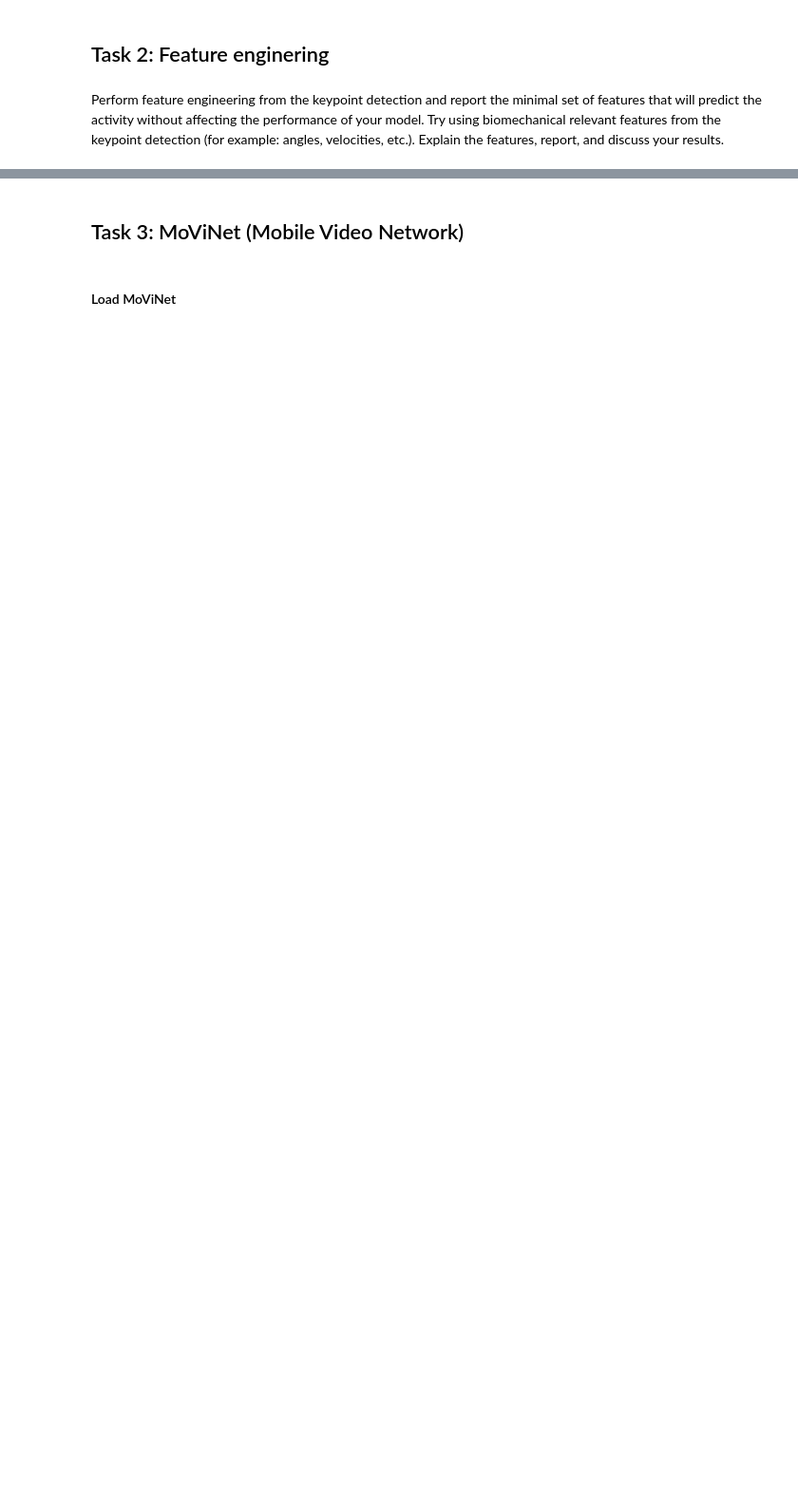
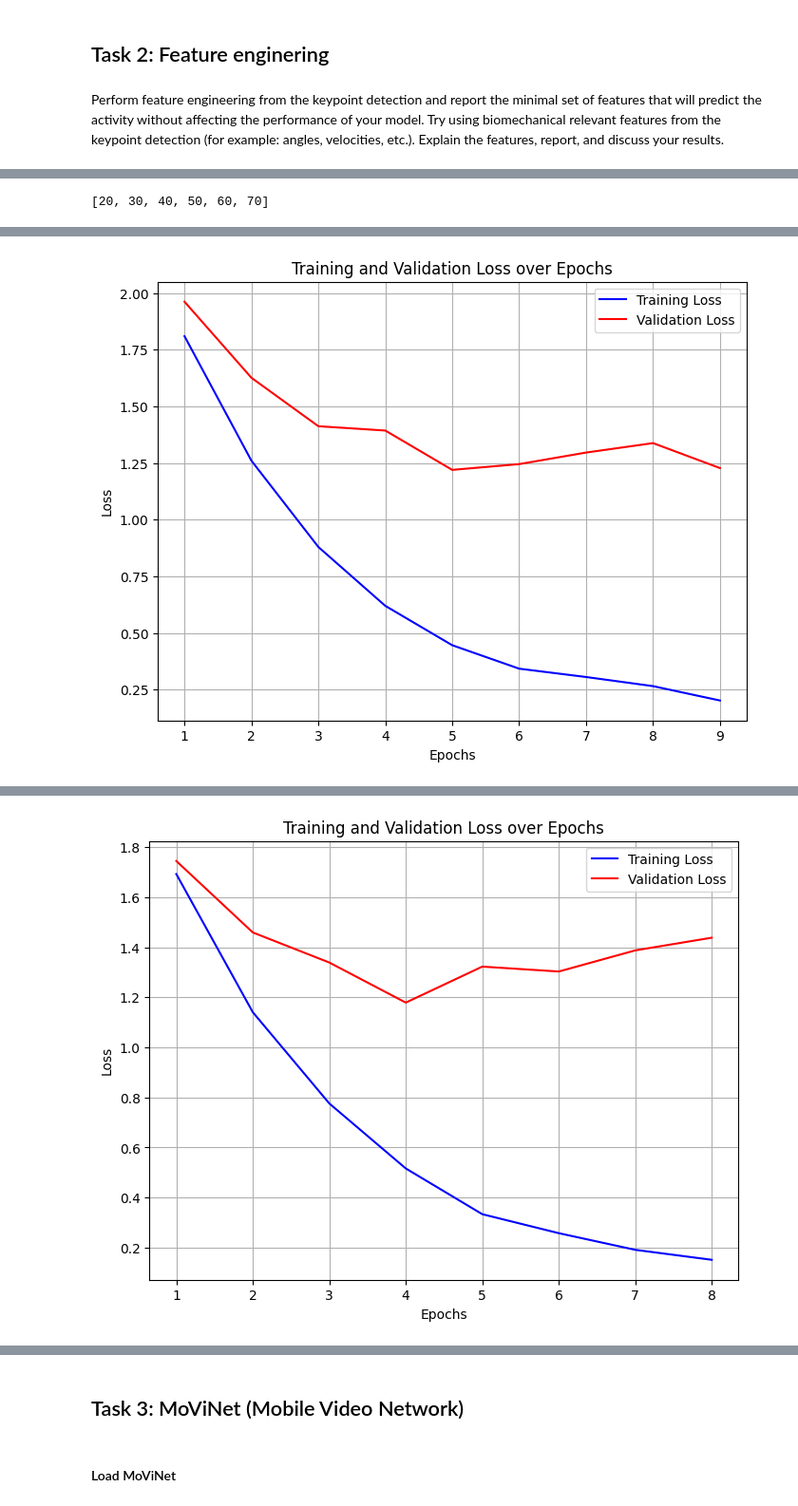
Before and after one commit to linahagberg/Assignment_4_Lina_Ella, a Jupyter notebook: Lina_Ella__assingment4.ipynb, the cells around one changed output, grey strips where cells are left out. Shown: that part at 95% size. Cells and saved outputs as stored; diff of their text form; code cells hidden in the pictures; blank space fills up the shorter version.

```diff
--- a/Lina_Ella__assingment4.ipynb
+++ b/Lina_Ella__assingment4.ipynb
@@ -914,3 +876,9 @@ acc_all_test,acc_name = comp_something('acc',shuffled_X_test)
+# %%
+test = acc_all_train[50]
+print(test.shape)
+for i in range(0,test.shape[1],2):
+    print(i)
+    print_plot_of_keypoint(test[:,i],test[:,i+1],acc_name[i])
 # %%
 # Calc vector
 
@@ -969,0 +927,6 @@ print(angle_train.shape,angle_test.shape)
+# %%
+test = vector_train[50]
+print(test.shape)
+for i in range(0,test.shape[1],2):
+    print(i)
+    print_plot_of_keypoint(test[:,i],test[:,i+1],vector_names[i])
@@ -1060,23 +1157,48 @@ print(sorted_idx)
+# %%
+
+rangeFeatures = list(range(20,len(feature_list),10))
+sorted_idx = np.argsort(feature_importances)[::-1]
+print(rangeFeatures)
+# %% [output]
+[20, 30, 40, 50, 60, 70]
 # %%
 
-rangeFeatures = range(20,len(feature_list),10)
-sorted_idx = np.argsort(feature_importances)[::-1]
 
 for noFeat in rangeFeatures:
 
+    model3 = TestModel()
     # Välj de 10 mest viktiga features
     top_features = [feature_list[i] for i in sorted_idx[:noFeat]]
     print(top_features)
     index_feat = sorted_idx[:noFeat]
 
+
+    # Definiera learning rate schedule
+    lr_schedule = ExponentialDecay(
+        initial_learning_rate=1e-3,
+        decay_steps=100000,
+        decay_rate=0.96,
+        staircase=True
+    )
+    # Skapa optimizer med lr_schedule
+    optimizer = Adam(learning_rate=lr_schedule, clipnorm=1.0)
+
     feateng_X = data_bio_train[:,:,index_feat]
 
     # Compile model
-    optimizer = Adam(learning_rate=0.0005, clipnorm=1.0)
-    model2.compile(optimizer=optimizer, loss='categorical_crossentropy', metrics=['accuracy'])
+    optimizer = Adam(learning_rate=lr_schedule, clipnorm=1.0)
+    model3.compile(optimizer=optimizer, loss='categorical_crossentropy', metrics=['accuracy'])
 
 
     batch_size = 64
     epochs = 30
-    loss, accuracy = train_model( model2, epochs,batch_size,data_bio_train, y_bio_train, data_bio_test,y_bio_test)
+    loss, accuracy = train_model_1( model3, epochs,batch_size,data_bio_train, y_bio_train, data_bio_test,y_bio_test)
+
+
+# 20 feat:Test Loss: 1.2199 Test Accuracy: 61.71
+# 30 feat: Test Loss: 1.1789 Test Accuracy: 56.57
+# 40 feat: Test Loss: 1.3523 Test Accuracy: 60.57
+# 50 feat: Test Loss: 1.2190 Test Accuracy: 58.29
+# 60 feat: Test Loss: 1.1670 Test Accuracy: 61.14
+# 70 feat: Test Loss: 1.3474 Test Accuracy: 63.43
 # %% [output]
@@ -1084,0 +1222 @@ Epoch 1/30
+[figure, added]
@@ -1085,0 +1243 @@ KeyboardInterrupt:
+[figure, added]
```
Also changed, not shown: parts of 23 cells of this notebook, 1 other file.
